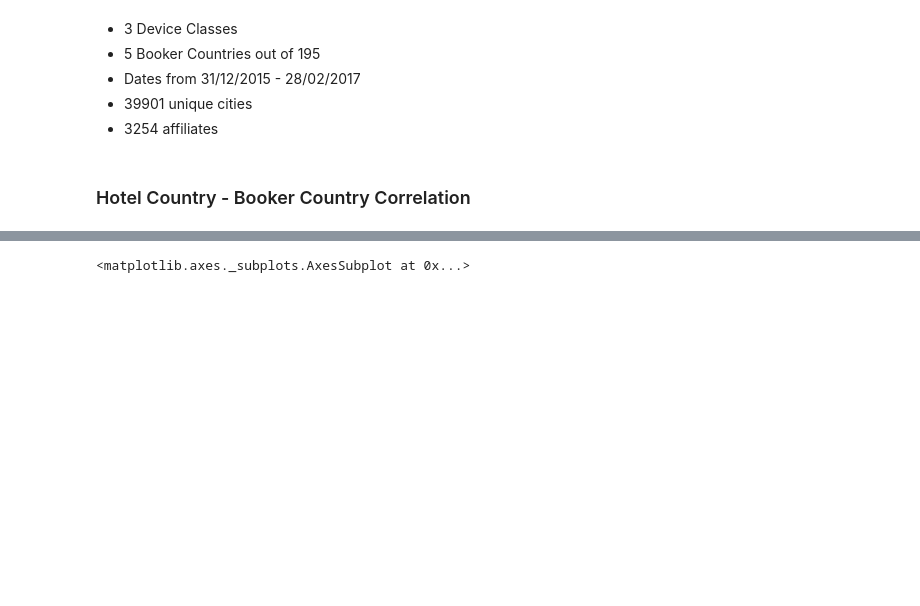
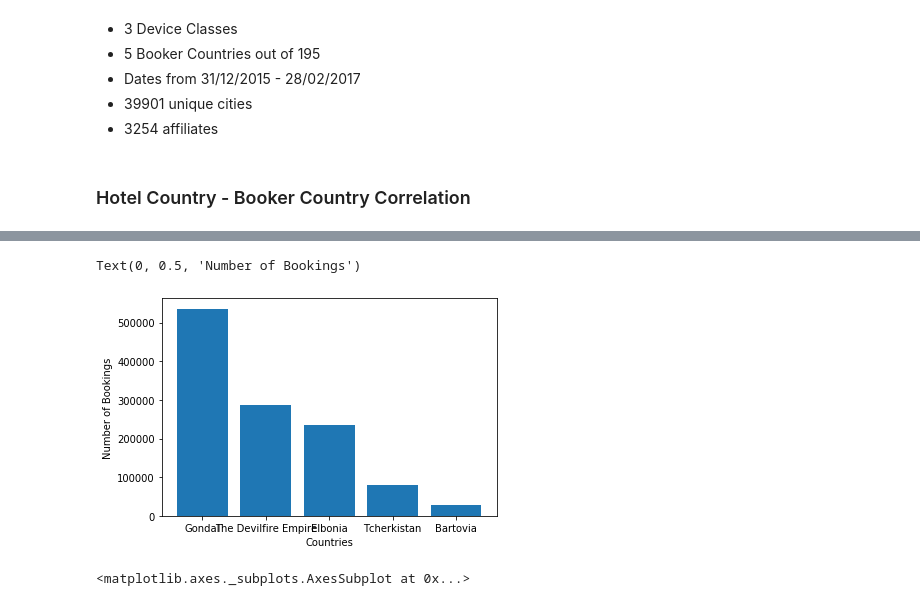
Before and after one commit to okz12/bookingdotcom-challenge, a Jupyter notebook: 2. EDA.ipynb, the cells around one changed output, grey strips where cells are left out. Drawn from its saved outputs; the diff is of its cells as text; code cells hidden in the pictures; blank space fills up the shorter version.

```diff
--- a/2. EDA.ipynb
+++ b/2. EDA.ipynb
@@ -37,3 +34,11 @@ sns.histplot(df['booker_country'])
+# %%
+c = Counter(df['booker_country'])
+fig = plt.bar(c.keys(), c.values())
+plt.xlabel('Countries')
+plt.ylabel('Number of Bookings')
+# %% [output]
+Text(0, 0.5, 'Number of Bookings')
+[figure, added]
 # %%
 booker_to_hotel = df.pivot_table(index='hotel_country', columns='booker_country', values='utrip_id', aggfunc=len).fillna(0)
 sns.heatmap(booker_to_hotel)
```
Also changed, not shown: parts of 5 cells of this notebook.
